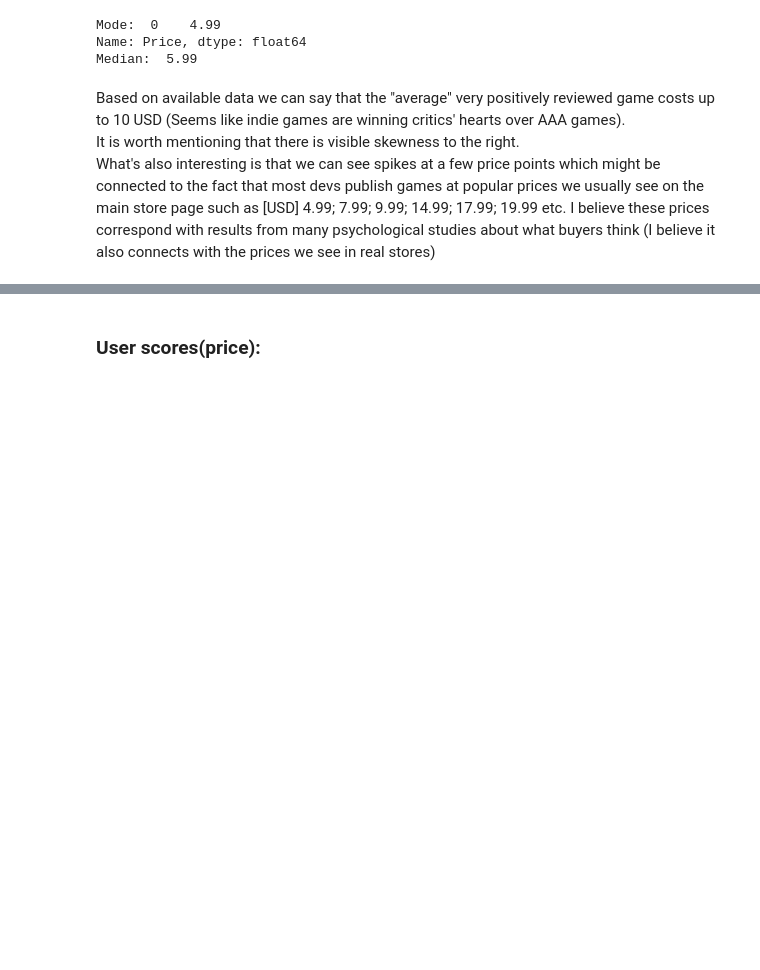
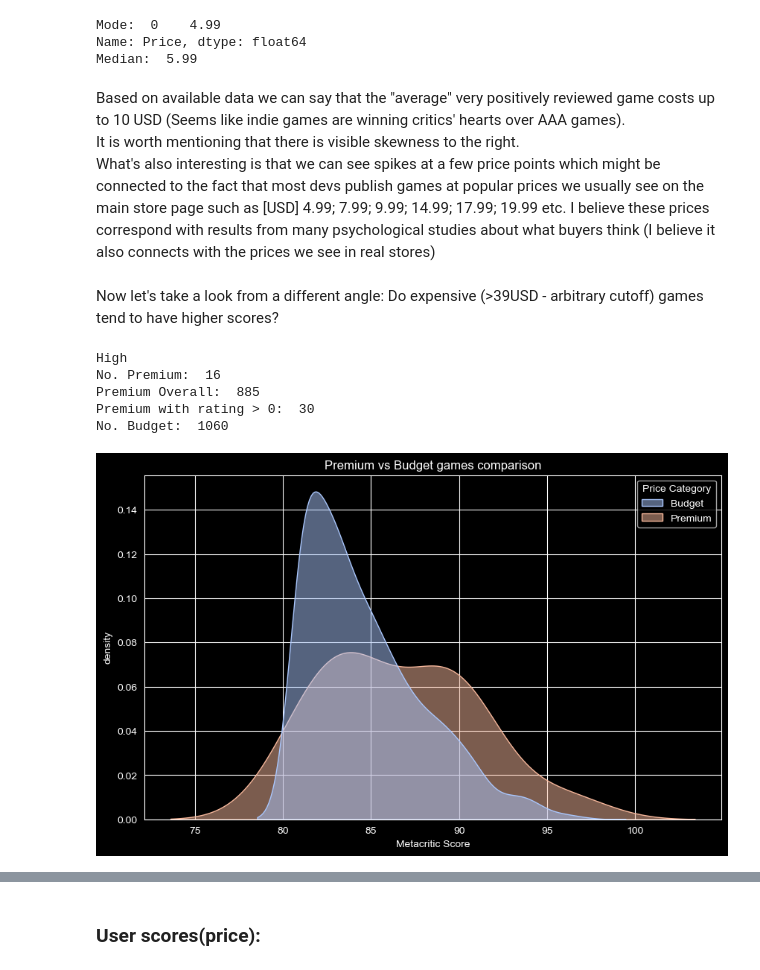
Before and after one commit to Drag0neUsz/EDA1_Steam_Games, a Jupyter notebook: EDA0.ipynb, the cells around one changed output, grey strips where cells are left out. Saved outputs shown, nothing was run; the diff lists cells and outputs as text; code cells hidden in the pictures; blank space fills up the shorter version.

Commit message:
Premium vs budget

```diff
--- a/EDA0.ipynb
+++ b/EDA0.ipynb
@@ -154,3 +154,30 @@ Median:  5.99
 Based on available data we can say that the "average" very positively reviewed game costs up to 10 USD (Seems like indie games are winning critics' hearts over AAA games). <br>
 It is worth mentioning that there is visible skewness to the right. <br>
 What's also interesting is that we can see spikes at a few price points which might be connected to the fact that most devs publish games at popular prices we usually see on the main store page such as [USD] 4.99; 7.99; 9.99; 14.99; 17.99; 19.99 etc. I believe these prices correspond with results from many psychological studies about what buyers think (I believe it also connects with the prices we see in real stores)
+# %% [markdown]
+Now let's take a look from a different angle: Do expensive (>39USD - arbitrary cutoff) games tend to have higher scores?
+# %%
+df_price_metacritic['Price Category'] = df_price_metacritic['Price'].apply(
+    lambda x: 'Premium' if x > 39 else 'Budget'
+)
+print("High ")
+print('No. Premium: ', len(df_price_metacritic[df_price_metacritic['Price Category'] == 'Premium']))
+print('Premium Overall: ', len(df[df['Price'] > 39]))
+print('Premium with rating > 0: ', len(df[(df['Price'] > 39) & (df['Metacritic score'] > 0)]))
+print('No. Budget: ', len(df_price_metacritic[df_price_metacritic['Price Category'] == 'Budget']))
+
+plt.figure(figsize=(10, 6))
+sns.kdeplot(data=df_price_metacritic, x='Metacritic score', hue='Price Category',
+            fill=True, common_norm=False, palette='coolwarm', alpha=0.5)
+
+plt.title('Premium vs Budget games comparison')
+plt.xlabel('Metacritic Score')
+plt.ylabel('density')
+plt.show()
+# %% [output]
+High
+No. Premium:  16
+Premium Overall:  885
+Premium with rating > 0:  30
+No. Budget:  1060
+[figure, added]
```
Also changed, not shown: parts of 8 cells of this notebook.
